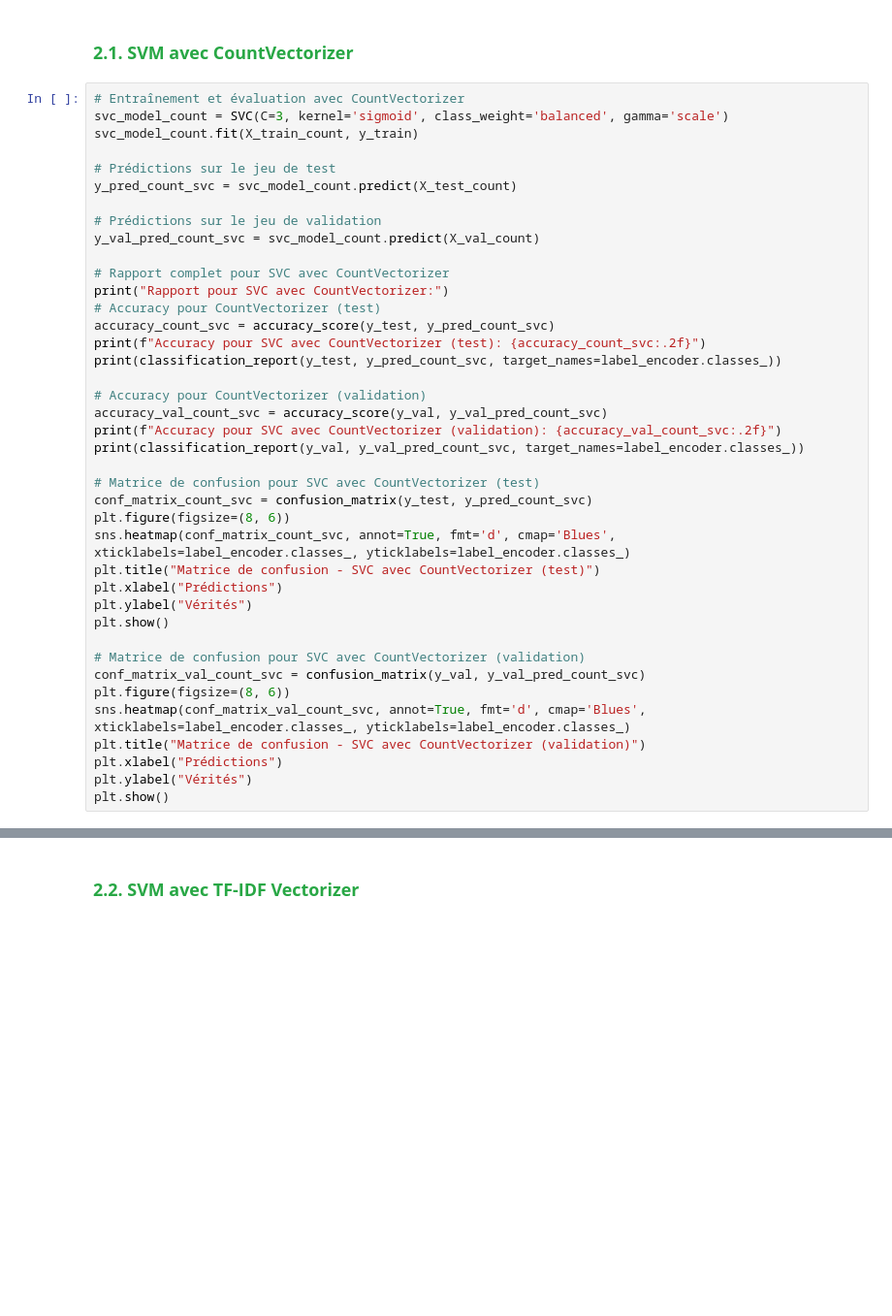
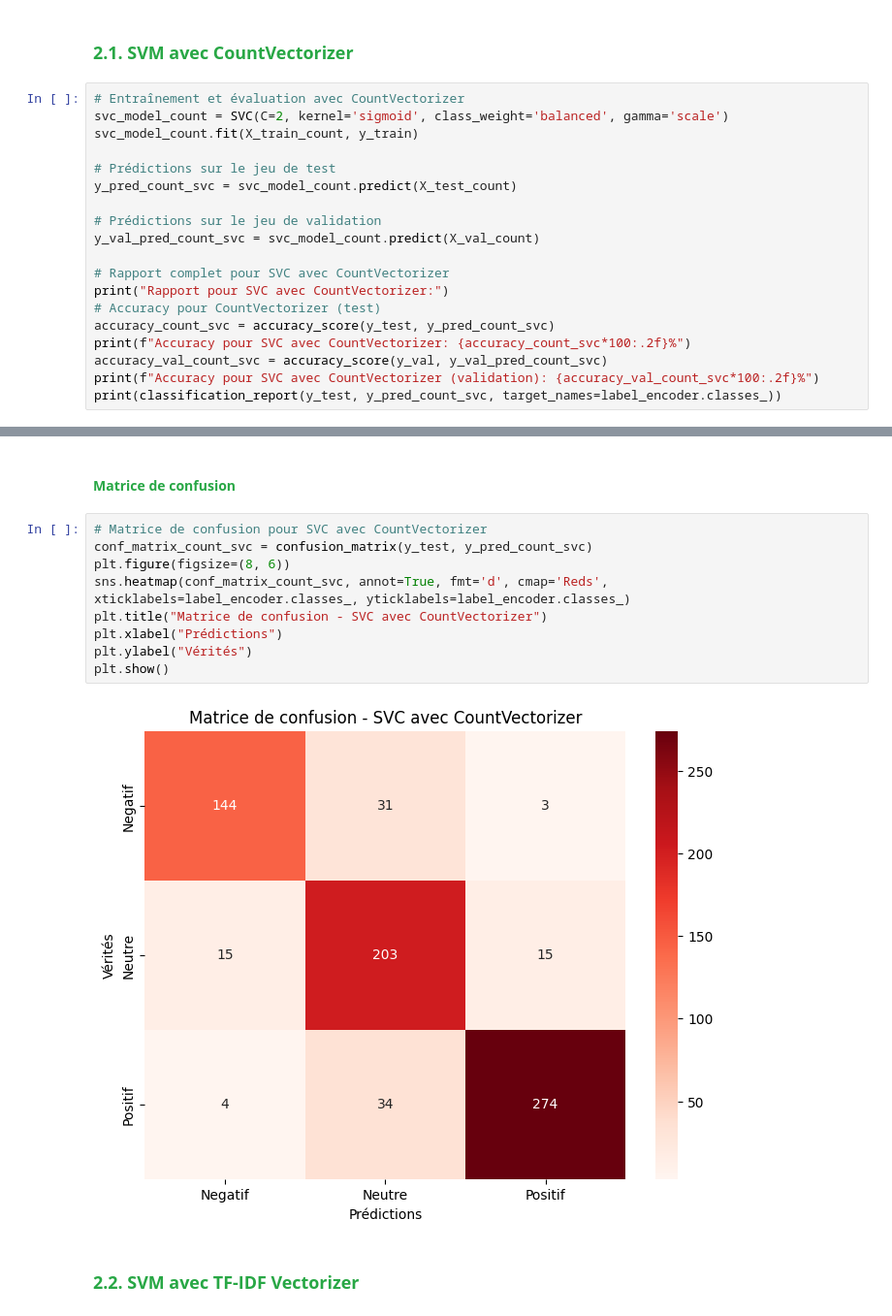
Before and after one commit to OUARAS-khelil-Rafik/AS-Ooredoo_Djezzy_Mobilis-, a Jupyter notebook: Training_AS.ipynb, the cells around one changed output, grey strips where cells are left out. Shown at 97% size. Saved outputs shown, nothing was run; the diff lists cells and outputs as text; blank space fills up the shorter version.

```diff
--- a/Training_AS.ipynb
+++ b/Training_AS.ipynb
@@ -236,7 +228,7 @@ from sklearn.svm import SVC
 ### <span style="color: #28A745;">**2.1. SVM avec CountVectorizer**</span>
 # %%
 # Entraînement et évaluation avec CountVectorizer
-svc_model_count = SVC(C=3, kernel='sigmoid', class_weight='balanced', gamma='scale')
+svc_model_count = SVC(C=2, kernel='sigmoid', class_weight='balanced', gamma='scale')
 svc_model_count.fit(X_train_count, y_train)
 
 # Prédictions sur le jeu de test
@@ -249,28 +241,7 @@ y_val_pred_count_svc = svc_model_count.predict(X_val_count)
 print("Rapport pour SVC avec CountVectorizer:")
 # Accuracy pour CountVectorizer (test)
 accuracy_count_svc = accuracy_score(y_test, y_pred_count_svc)
-print(f"Accuracy pour SVC avec CountVectorizer (test): {accuracy_count_svc:.2f}")
+print(f"Accuracy pour SVC avec CountVectorizer: {accuracy_count_svc*100:.2f}%")
+accuracy_val_count_svc = accuracy_score(y_val, y_val_pred_count_svc)
+print(f"Accuracy pour SVC avec CountVectorizer (validation): {accuracy_val_count_svc*100:.2f}%")
 print(classification_report(y_test, y_pred_count_svc, target_names=label_encoder.classes_))
-
-# Accuracy pour CountVectorizer (validation)
-accuracy_val_count_svc = accuracy_score(y_val, y_val_pred_count_svc)
-print(f"Accuracy pour SVC avec CountVectorizer (validation): {accuracy_val_count_svc:.2f}")
-print(classification_report(y_val, y_val_pred_count_svc, target_names=label_encoder.classes_))
-
-# Matrice de confusion pour SVC avec CountVectorizer (test)
-conf_matrix_count_svc = confusion_matrix(y_test, y_pred_count_svc)
-plt.figure(figsize=(8, 6))
-sns.heatmap(conf_matrix_count_svc, annot=True, fmt='d', cmap='Blues', xticklabels=label_encoder.classes_, yticklabels=label_encoder.classes_)
-plt.title("Matrice de confusion - SVC avec CountVectorizer (test)")
-plt.xlabel("Prédictions")
-plt.ylabel("Vérités")
-plt.show()
-
-# Matrice de confusion pour SVC avec CountVectorizer (validation)
-conf_matrix_val_count_svc = confusion_matrix(y_val, y_val_pred_count_svc)
-plt.figure(figsize=(8, 6))
-sns.heatmap(conf_matrix_val_count_svc, annot=True, fmt='d', cmap='Blues', xticklabels=label_encoder.classes_, yticklabels=label_encoder.classes_)
-plt.title("Matrice de confusion - SVC avec CountVectorizer (validation)")
-plt.xlabel("Prédictions")
-plt.ylabel("Vérités")
-plt.show()
@@ -277,3 +261,16 @@ plt.show()
+# %% [markdown]
+#### <span style="color: #28A745;">**Matrice de confusion**</span>
+# %%
+# Matrice de confusion pour SVC avec CountVectorizer
+conf_matrix_count_svc = confusion_matrix(y_test, y_pred_count_svc)
+plt.figure(figsize=(8, 6))
+sns.heatmap(conf_matrix_count_svc, annot=True, fmt='d', cmap='Reds', xticklabels=label_encoder.classes_, yticklabels=label_encoder.classes_)
+plt.title("Matrice de confusion - SVC avec CountVectorizer")
+plt.xlabel("Prédictions")
+plt.ylabel("Vérités")
+plt.show()
+# %% [output]
+[figure, added]
 # %% [markdown]
 ### <span style="color: #28A745;">**2.2. SVM avec TF-IDF Vectorizer**</span>
 # %%
```
Also changed, not shown: parts of 31 cells of this notebook.
